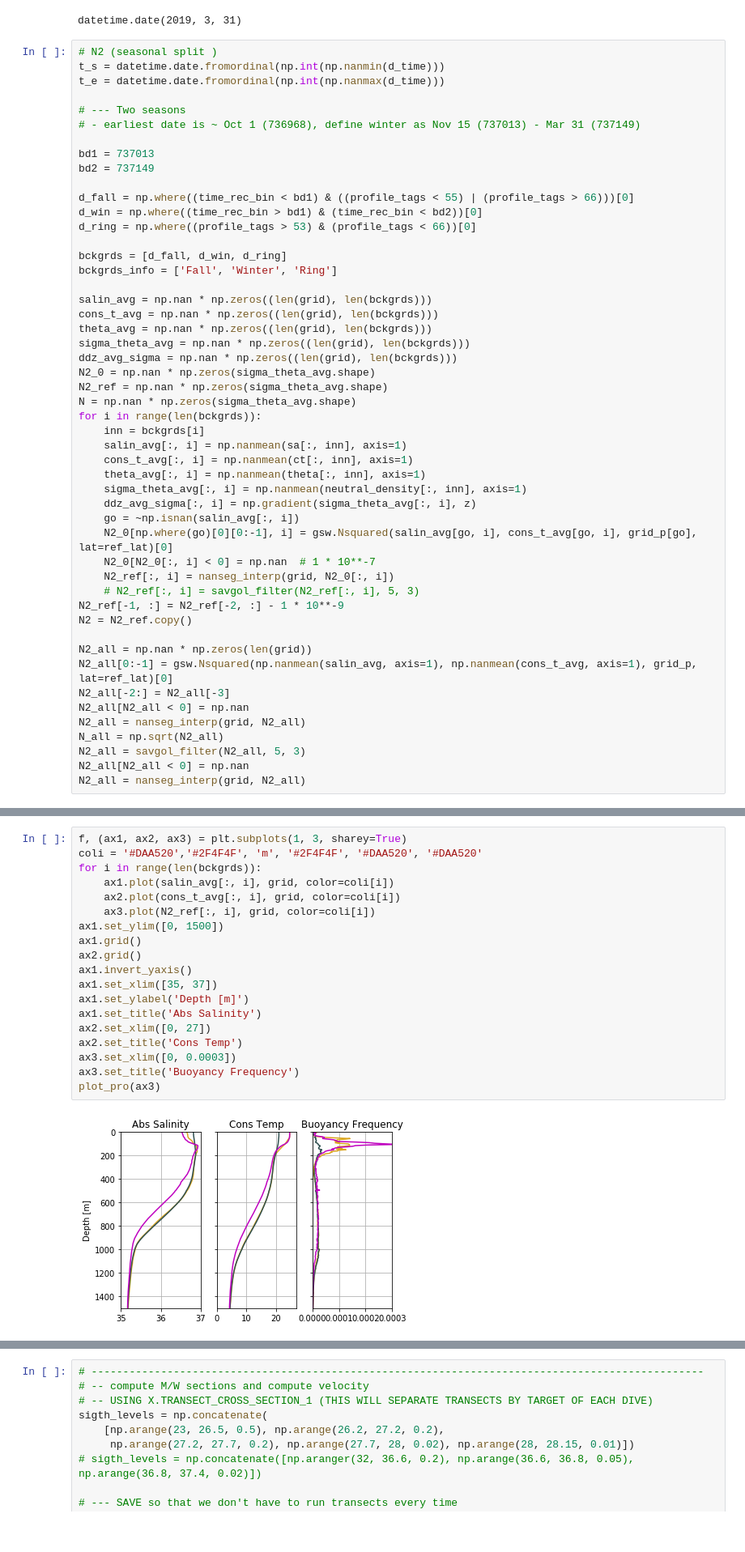
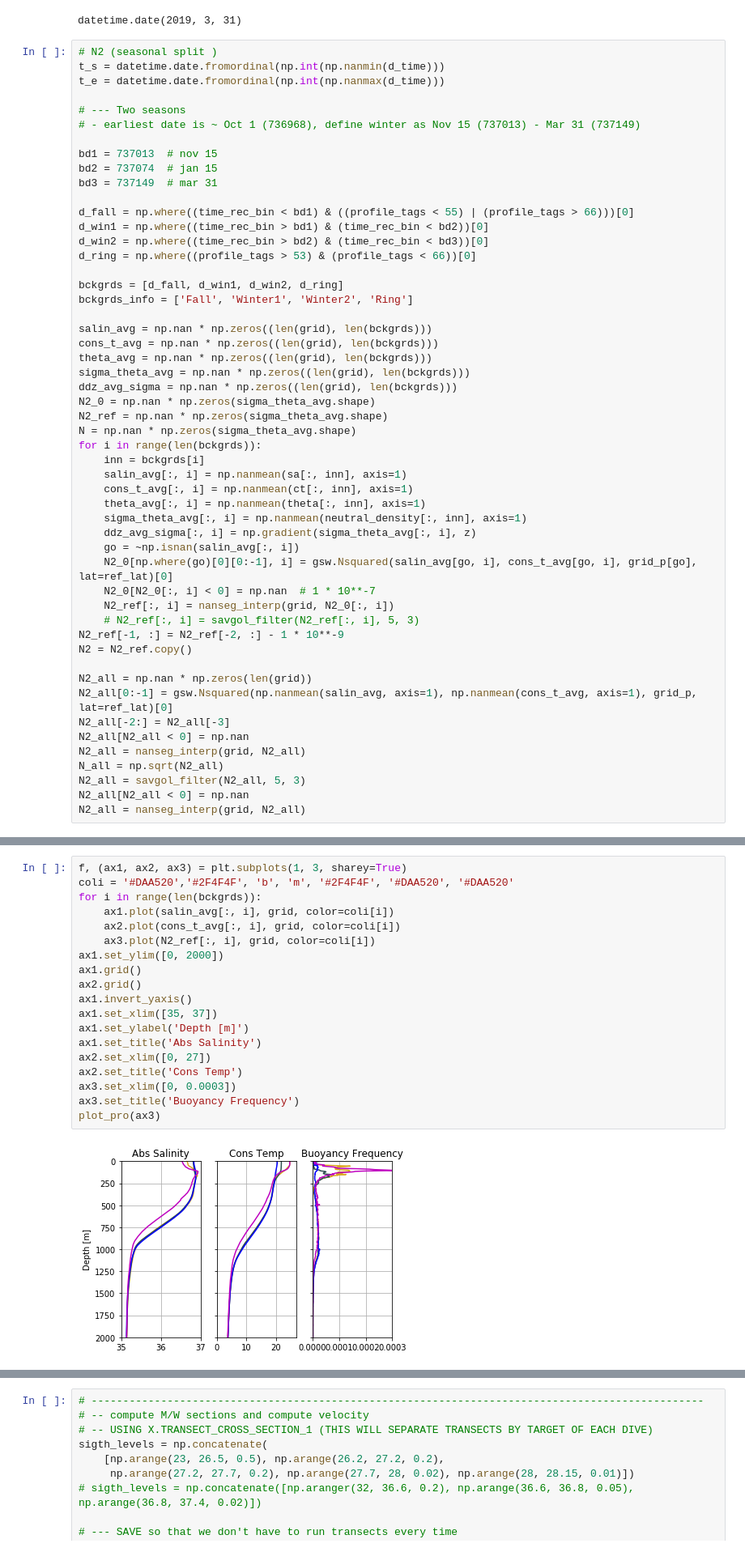
Before and after one commit to jakesteinberg/geostrophic_turbulence, a Jupyter notebook: 36N_dg_2018_mode_projections .ipynb, the cells around one changed output, grey strips where cells are left out. Shown at 81% size. Drawn from its saved outputs; the diff is of its cells as text.

```diff
--- a/36N_dg_2018_mode_projections .ipynb
+++ b/36N_dg_2018_mode_projections .ipynb
@@ -84,15 +84,17 @@ t_e = datetime.date.fromordinal(np.int(np.nanmax(d_time)))
 # --- Two seasons
 # - earliest date is ~ Oct 1 (736968), define winter as Nov 15 (737013) - Mar 31 (737149)
 
-bd1 = 737013
-bd2 = 737149
+bd1 = 737013  # nov 15
+bd2 = 737074  # jan 15
+bd3 = 737149  # mar 31
 
 d_fall = np.where((time_rec_bin < bd1) & ((profile_tags < 55) | (profile_tags > 66)))[0]
-d_win = np.where((time_rec_bin > bd1) & (time_rec_bin < bd2))[0]
+d_win1 = np.where((time_rec_bin > bd1) & (time_rec_bin < bd2))[0]
+d_win2 = np.where((time_rec_bin > bd2) & (time_rec_bin < bd3))[0]
 d_ring = np.where((profile_tags > 53) & (profile_tags < 66))[0]
 
-bckgrds = [d_fall, d_win, d_ring]
-bckgrds_info = ['Fall', 'Winter', 'Ring']
+bckgrds = [d_fall, d_win1, d_win2, d_ring]
+bckgrds_info = ['Fall', 'Winter1', 'Winter2', 'Ring']
 
 salin_avg = np.nan * np.zeros((len(grid), len(bckgrds)))
 cons_t_avg = np.nan * np.zeros((len(grid), len(bckgrds)))
@@ -140,24 +149,24 @@ print(profile_tags[d_fall])
 # %%
 f, (ax1, ax2, ax3) = plt.subplots(1, 3, sharey=True)
-coli = '#DAA520','#2F4F4F', 'm', '#2F4F4F', '#DAA520', '#DAA520'
+coli = '#DAA520','#2F4F4F', 'b', 'm', '#2F4F4F', '#DAA520', '#DAA520'
 for i in range(len(bckgrds)):
     ax1.plot(salin_avg[:, i], grid, color=coli[i])
     ax2.plot(cons_t_avg[:, i], grid, color=coli[i])
     ax3.plot(N2_ref[:, i], grid, color=coli[i])
-ax1.set_ylim([0, 1500])
+ax1.set_ylim([0, 2000])
 ax1.grid()
 ax2.grid()
 ax1.invert_yaxis()
 ax1.set_xlim([35, 37])
 ax1.set_ylabel('Depth [m]')
 ax1.set_title('Abs Salinity')
 ax2.set_xlim([0, 27])
 ax2.set_title('Cons Temp')
 ax3.set_xlim([0, 0.0003])
 ax3.set_title('Buoyancy Frequency')
 plot_pro(ax3)
 # %% [output]
-[figure, old version]
+[figure, new version]
 ()
 # %%
 # -------------------------------------------------------------------------------------------------
```
Also changed, not shown: parts of 22 cells of this notebook, 2 other files.
